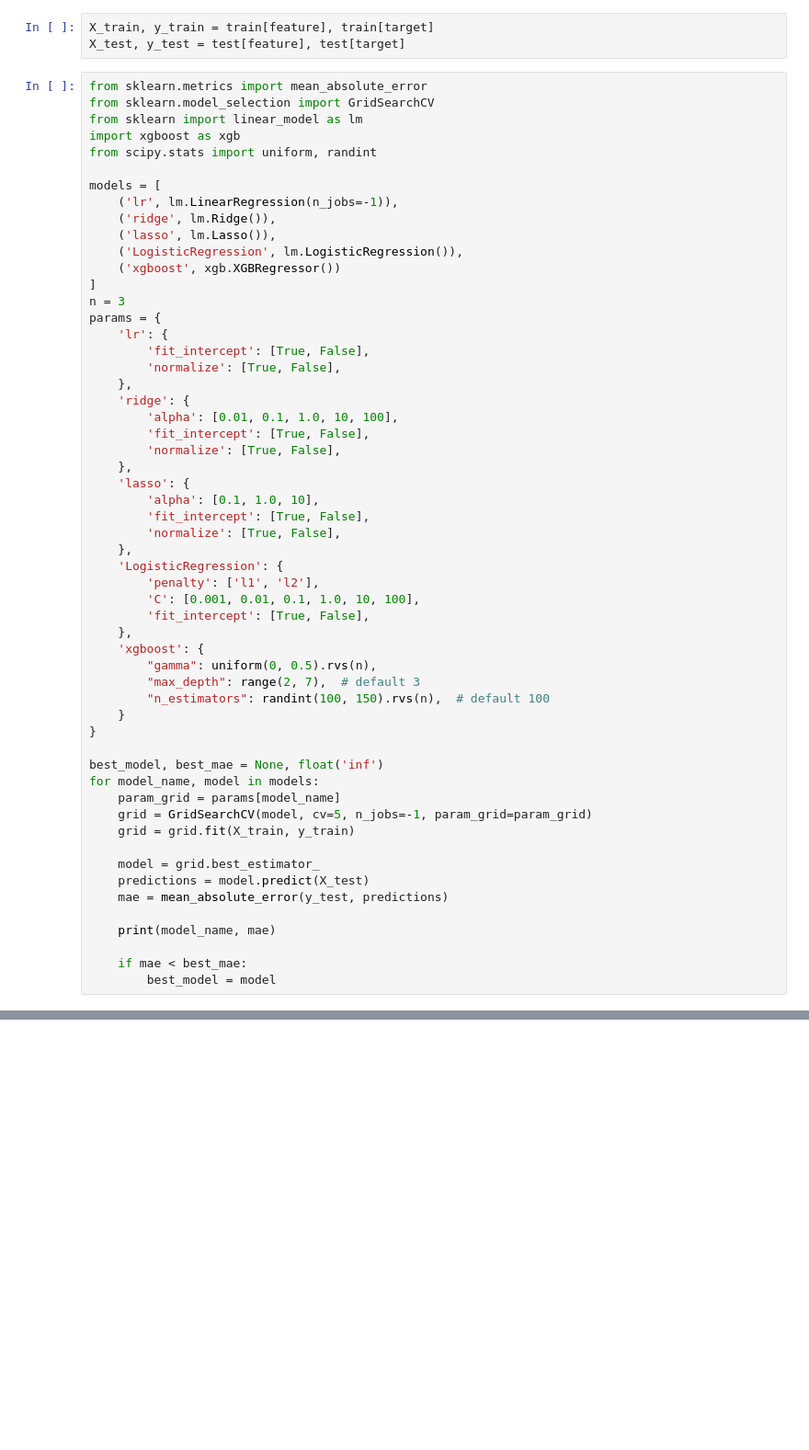
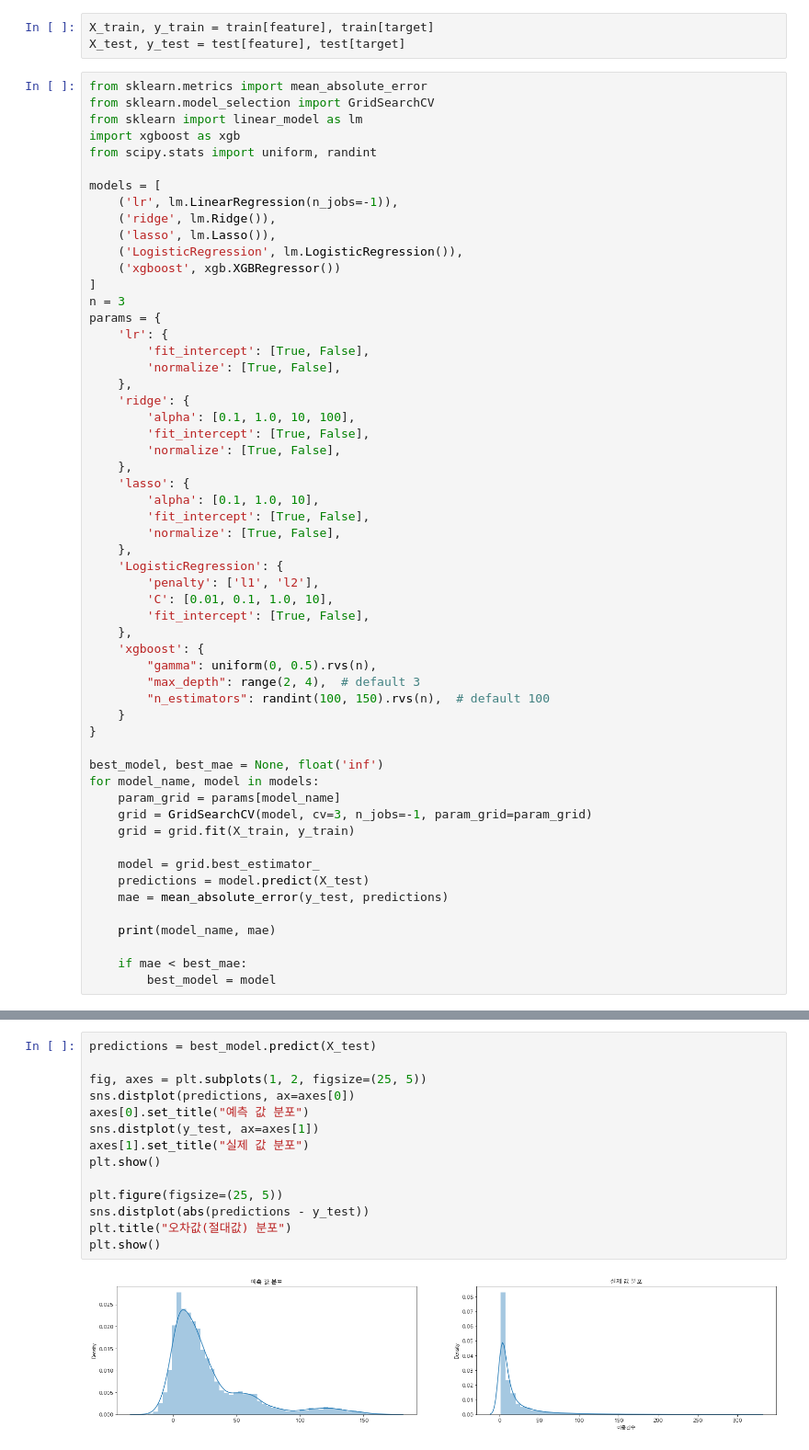
Before and after one commit to Markers/SC2_project, a Jupyter notebook: Src/time_rent.ipynb, the cells around one changed output, grey strips where cells are left out. Shown at 92% size. Cells and saved outputs as stored; diff of their text form; blank space fills up the shorter version.

```diff
--- a/Src/time_rent.ipynb
+++ b/Src/time_rent.ipynb
@@ -849,7 +854,7 @@ params = {
         'normalize': [True, False],
     },
     'ridge': {
-        'alpha': [0.01, 0.1, 1.0, 10, 100],
+        'alpha': [0.1, 1.0, 10, 100],
         'fit_intercept': [True, False],
         'normalize': [True, False],
     },
@@ -860,12 +865,12 @@ params = {
     },
     'LogisticRegression': {
         'penalty': ['l1', 'l2'],
-        'C': [0.001, 0.01, 0.1, 1.0, 10, 100],
+        'C': [0.01, 0.1, 1.0, 10],
         'fit_intercept': [True, False],
     },
     'xgboost': {
         "gamma": uniform(0, 0.5).rvs(n),
-        "max_depth": range(2, 7),  # default 3
+        "max_depth": range(2, 4),  # default 3
         "n_estimators": randint(100, 150).rvs(n),  # default 100
     }
 }
@@ -873,7 +878,7 @@ params = {
 best_model, best_mae = None, float('inf')
 for model_name, model in models:
     param_grid = params[model_name]
-    grid = GridSearchCV(model, cv=5, n_jobs=-1, param_grid=param_grid)
+    grid = GridSearchCV(model, cv=3, n_jobs=-1, param_grid=param_grid)
     grid = grid.fit(X_train, y_train)
 
     model = grid.best_estimator_
@@ -886,0 +1035,16 @@ for model_name, model in models:
+# %%
+predictions = best_model.predict(X_test)
+
+fig, axes = plt.subplots(1, 2, figsize=(25, 5))
+sns.distplot(predictions, ax=axes[0])
+axes[0].set_title("예측 값 분포")
+sns.distplot(y_test, ax=axes[1])
+axes[1].set_title("실제 값 분포")
+plt.show()
+
+plt.figure(figsize=(25, 5))
+sns.distplot(abs(predictions - y_test))
+plt.title("오차값(절대값) 분포")
+plt.show()
+# %% [output]
+[figure, added]
```
Also changed, not shown: parts of 21 cells of this notebook.
